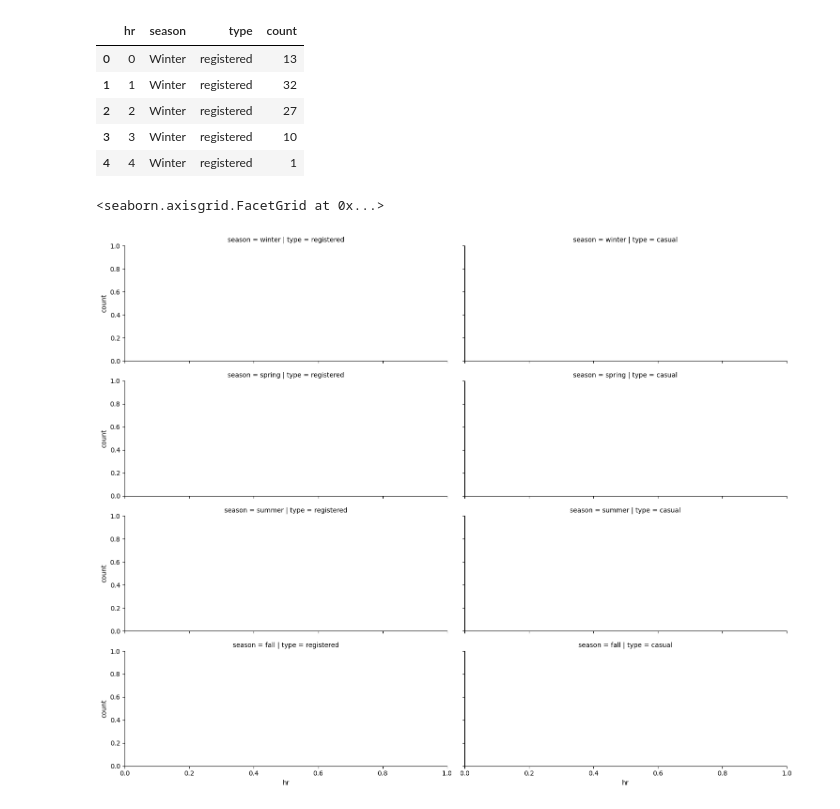
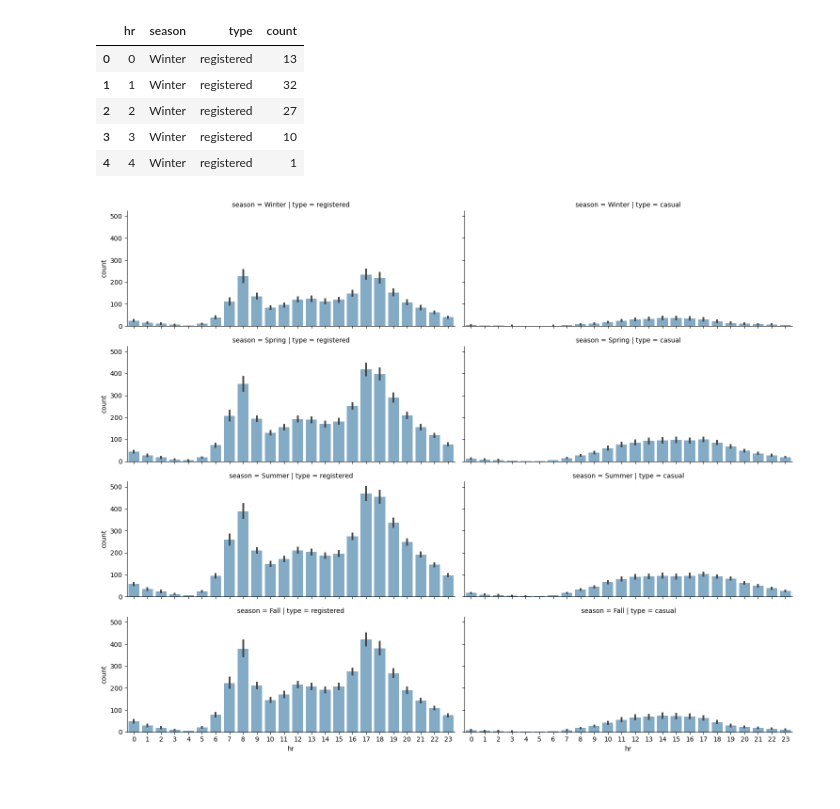
Before and after one commit to MuZidane/Bike-Sharing-Extensive-DA, a Jupyter notebook: home.ipynb, the cells around one changed output. Saved outputs shown, nothing was run; the diff lists cells and outputs as text; code cells hidden in the pictures.

```diff
--- a/home.ipynb
+++ b/home.ipynb
@@ -205,10 +197,8 @@ plot_data.head()
 | 3 | 3 | Winter | registered | 10 |
 | 4 | 4 | Winter | registered | 1 |
 # %%
-grid = sns.FacetGrid(plot_data, row='season',col='type', aspect=2.5, row_order=['winter', 'spring', 'summer', 'fall'])
-
-# apply plotting function to each element in the grid
+grid = sns.FacetGrid(plot_data, row='season',col='type', aspect=2.5)
 grid.map(sns.barplot, 'hr', 'count', alpha=0.6)
+plt.show()
 # %% [output]
-<seaborn.axisgrid.FacetGrid at 0x...>
-[figure, old version]
+[figure, new version]
```
Also changed, not shown: parts of 13 cells of this notebook, 1 other file.
